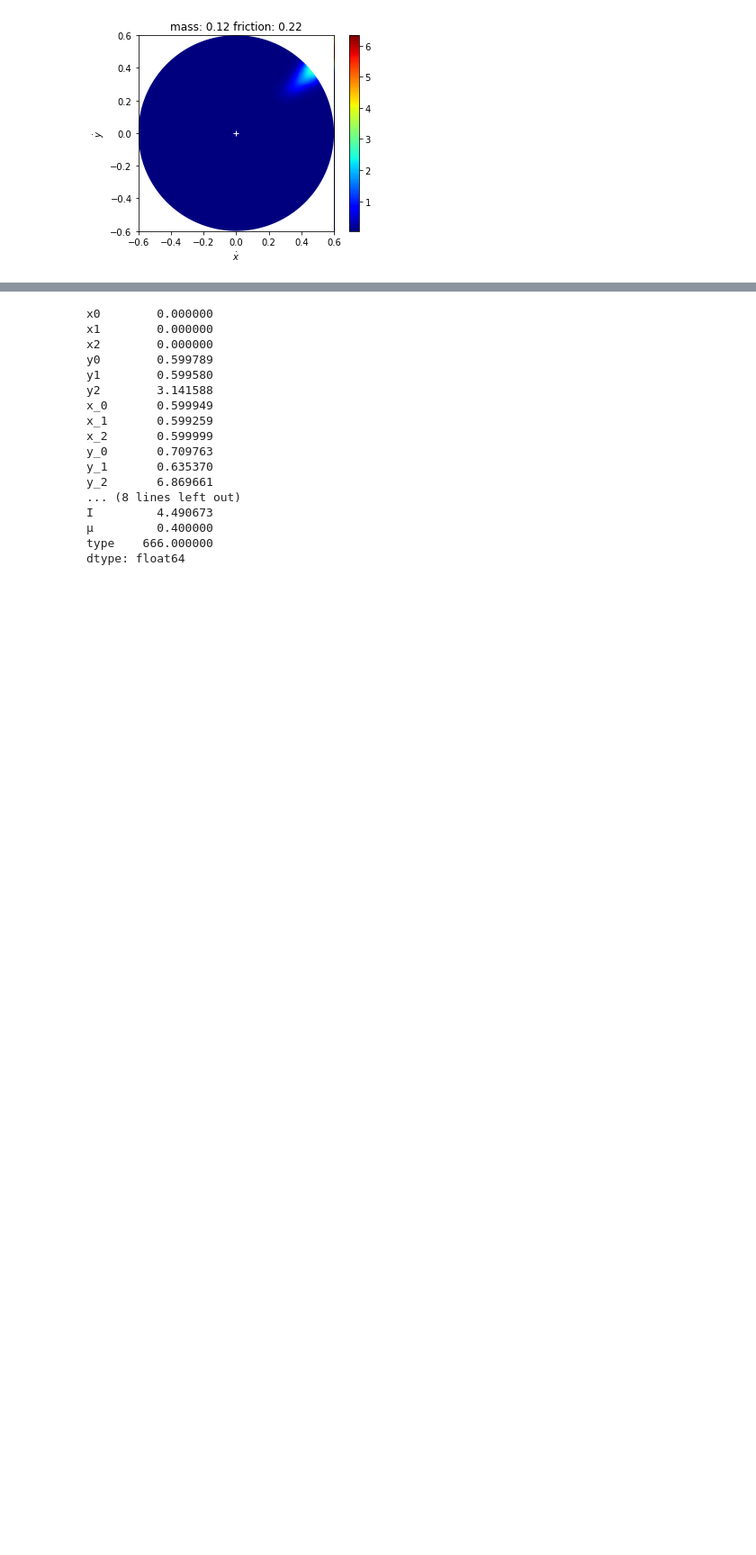
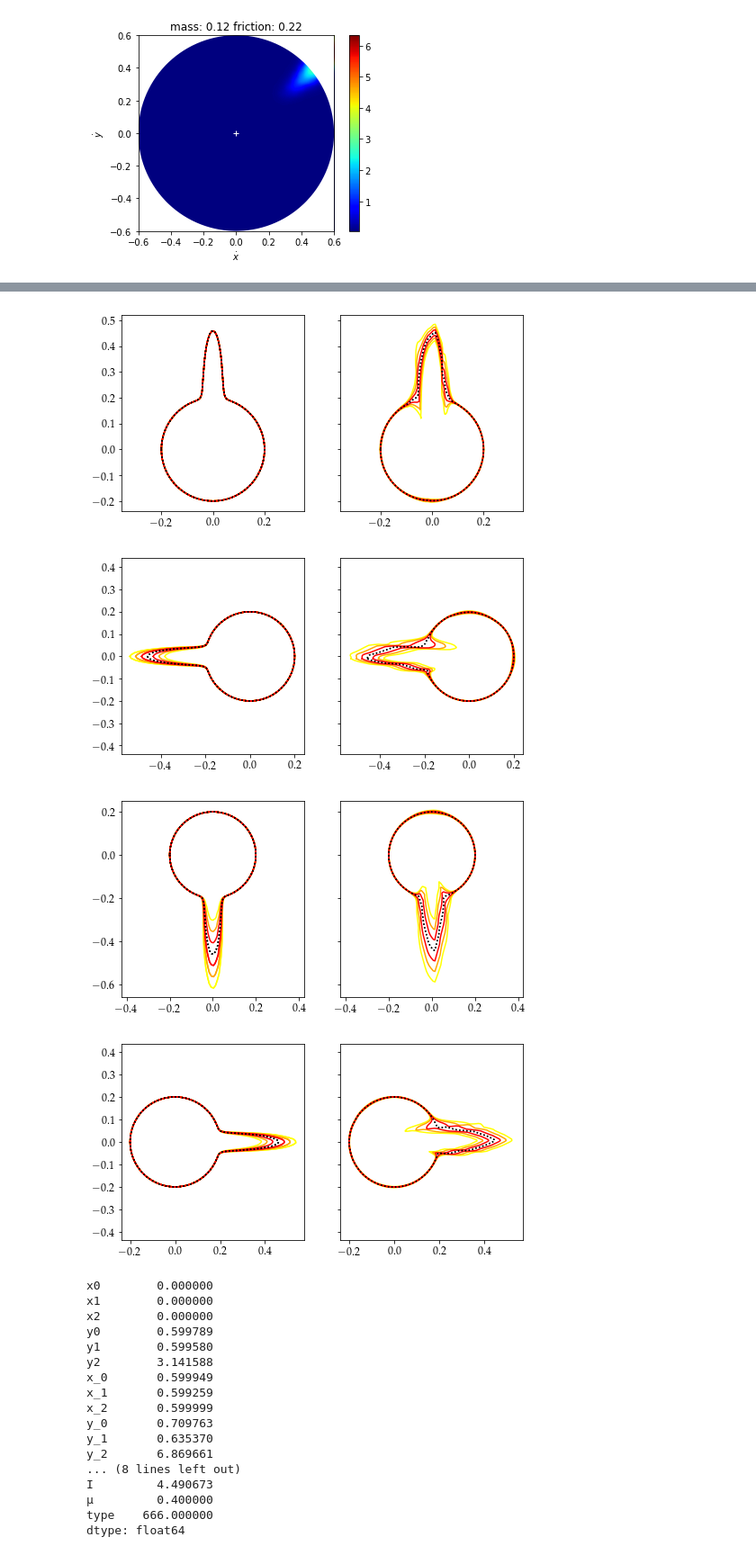
Before and after one commit to JoshuaHaustein/oracle_server, a Jupyter notebook: oracle_real.ipynb, the cells around one changed output, grey strips where cells are left out. Shown at 90% size. Cells and saved outputs as stored; diff of their text form; code cells hidden in the pictures; blank space fills up the shorter version.

Commit message:
mock data models -> GAN looks great

```diff
--- a/oracle_real.ipynb
+++ b/oracle_real.ipynb
@@ -734,3 +738,79 @@ for action_angle in [np.pi / 2, np.pi, -np.pi / 2, 0.0]:
+# %%
+from mock_data import propagate
+
+
+one_direction = True
+
+reward.eval()
+variance.eval()
+for action_angle in [np.pi / 2, np.pi, -np.pi / 2, 0.0]:
+    fig, ax = plt.subplots(1, 2, sharex=True, sharey=True, figsize=(8, 4))
+    od = 0.2
+    ad = 0.4
+    mass = 0.05
+    size = 0.1
+    friction = 0.05
+    n_samples = 400
+    xs = np.zeros((n_samples, 2))
+    X = torch.zeros(n_samples, 7).cuda()
+    U = torch.zeros(n_samples, 4).cuda()
+
+    # prediction
+    θs = np.linspace(-np.pi, np.pi, n_samples)
+    for i, θ in enumerate(θs):
+        X[i, :] = torch.cuda.FloatTensor([[od * np.cos(θ), od * np.sin(θ), 0.0, size, size, mass, friction]])
+        if one_direction:
+            U[i, :] = torch.cuda.FloatTensor([[ad * np.cos(action_angle), ad * np.sin(action_angle), 0.0, 0.6]])
+        else:
+            U[i, :] = torch.cuda.FloatTensor([[ad * np.cos(θ), ad * np.sin(θ), 0.0, 0.6]])
+        xs[i, 0] = od * np.cos(θ)
+        xs[i, 1] = od * np.sin(θ)
+    y_delta = norminv_y(reward(norm_x(Variable(X)), norm_u(Variable(U)))).cpu().data.numpy()
+    mean = X.cpu().numpy()[:, :2] + y_delta[:, :2]
+    std = norminv_y(variance(norm_x(Variable(X)), norm_u(Variable(U))) ** 0.5).cpu().data.numpy()
+    for n_stds, color in reversed([(0, 'k'), (1, 'red'), (2, 'orange'), (3, 'yellow')]):
+        if n_stds == 0:
+            linestyle = ':'
+        else:
+            linestyle = '-'
+        ax[1].plot(mean[:, 0] + n_stds * np.cos(θs) * std[:, 0], mean[:, 1] + n_stds * np.sin(θs) * std[:, 1], color=color, linestyle=linestyle)
+        ax[1].plot(mean[:, 0] - n_stds * np.cos(θs) * std[:, 0], mean[:, 1] - n_stds * np.sin(θs) * std[:, 1], color=color, linestyle=linestyle)
+        plt.plot()
+    #ax[1].plot(xs[:, 0], xs[:, 1], 'k.', markersize=1.0)
+    ax[1].axis('equal')
+
+    # ground truth
+    n_samples_gt = 4096
+    mean = np.zeros((n_samples, 2))
+    std = np.zeros((n_samples, 2))
+    for i, θ in enumerate(θs):
+        obj = np.array([[np.cos(θ) * od, np.sin(θ) * od, 0.0, mass, friction, size, size]] * n_samples_gt)
+        if one_direction:
+            action = np.array([[np.cos(action_angle) * ad, np.sin(action_angle) * ad, 0.0, 0.6]] * n_samples_gt)
+        else:
+            action = np.array([[np.cos(θ) * ad, np.sin(θ) * ad, 0.0, 0.6]] * n_samples_gt)
+        ys = propagate(obj, action)
+        obj_ = obj[:, :3] + ys
+        mean[i, :] = np.array([obj_[:, 0].mean(), obj_[:, 1].mean()])
+        std[i, :] = np.array([obj_[:, 0].std(), obj_[:, 1].std()])
+        #ax[0].plot(obj_[:, 0], obj_[:, 1], 'k.', markersize=1.0)
+    for n_stds, color in reversed([(0, 'k'), (1, 'red'), (2, 'orange'), (3, 'yellow')]):
+        if n_stds == 0:
+            linestyle = ':'
+        else:
+            linestyle = '-'
+        ax[0].plot(mean[:, 0] + n_stds * np.cos(θs) * std[:, 0], mean[:, 1] + n_stds * np.sin(θs) * std[:, 1], color=color, linestyle=linestyle)
+        ax[0].plot(mean[:, 0] - n_stds * np.cos(θs) * std[:, 0], mean[:, 1] - n_stds * np.sin(θs) * std[:, 1], color=color, linestyle=linestyle)
+        ax[0].plot(mean[:, 0] + n_stds * np.cos(θs) * std[:, 0], mean[:, 1] + n_stds * np.sin(θs) * std[:, 1], color=color, linestyle=linestyle)
+    ax[0].axis('equal')
+    plt.show()
+    if not one_direction:
+        break
+# %% [output]
+[figure, added]
+[figure, added]
+[figure, added]
+[figure, added]
 # %%
 with open('notebook_models/mock/reward.pt', 'rb') as f:
     reward.load_state_dict(pickle.load(f))
```
Also changed, not shown: parts of 15 cells of this notebook.
